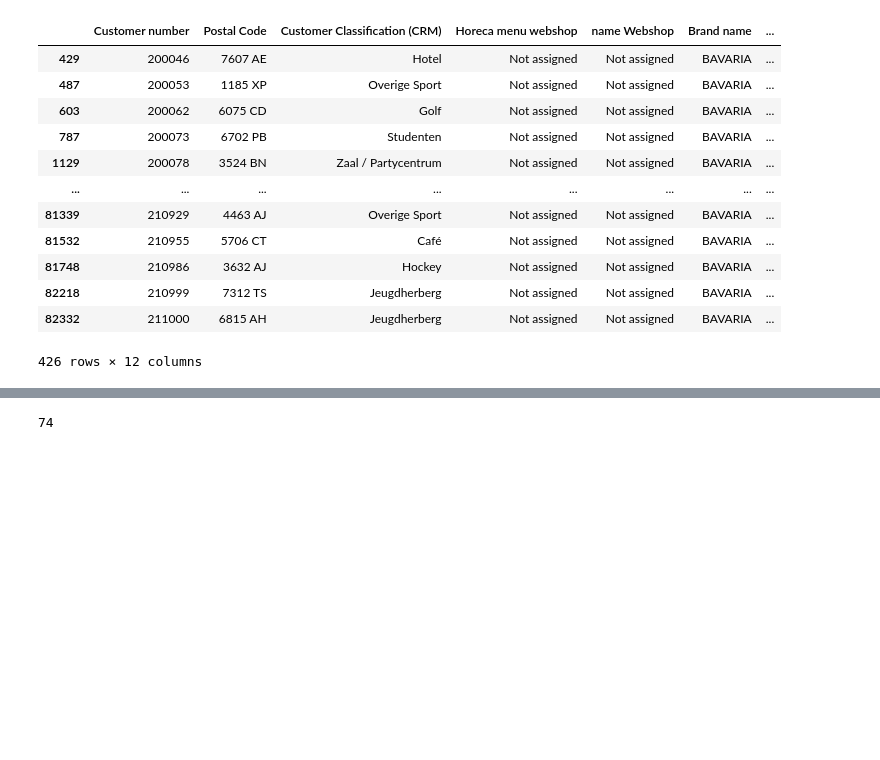
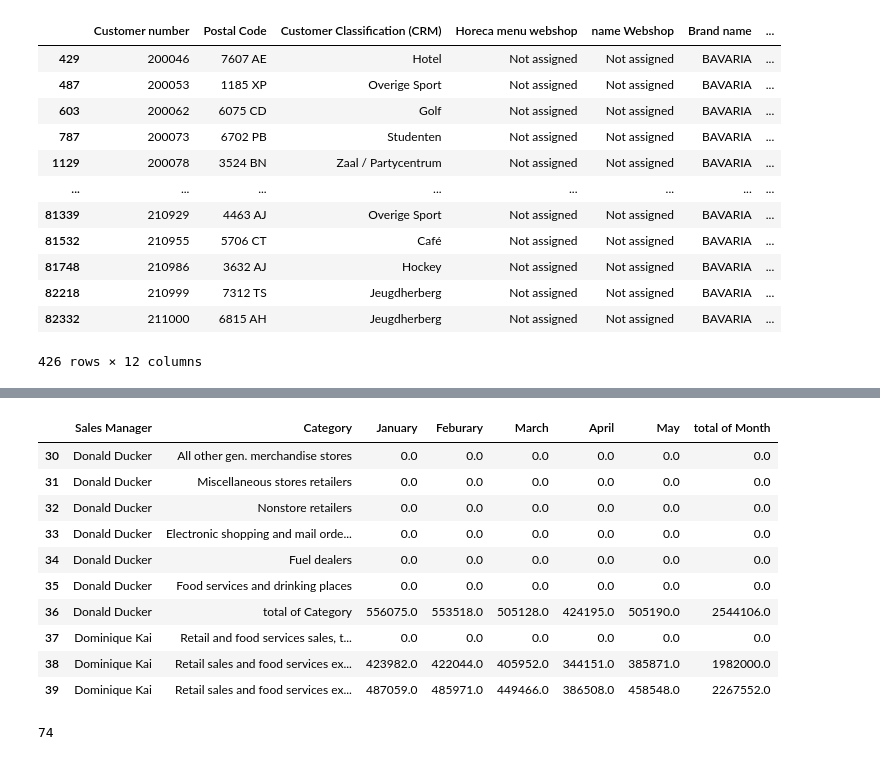
Before and after one commit to OlivierAM23/ds5_assignment_group7, a Jupyter notebook: week 4/test_olivier.ipynb, the cells around one changed output, grey strips where cells are left out. Cells and saved outputs as stored; diff of their text form; code cells hidden in the pictures; blank space fills up the shorter version.

```diff
--- a/week 4/test_olivier.ipynb
+++ b/week 4/test_olivier.ipynb
@@ -118,0 +198,14 @@ Name: Total revenue, dtype: float64
+# %%
+df_report.iloc[30:40,:]
+# %% [output]
+|  | Sales Manager | Category | January | Feburary | March | April | May | total of Month |
+| 30 | Donald Ducker | All other gen. merchandise stores | 0.0 | 0.0 | 0.0 | 0.0 | 0.0 | 0.0 |
+| 31 | Donald Ducker | Miscellaneous stores retailers | 0.0 | 0.0 | 0.0 | 0.0 | 0.0 | 0.0 |
+| 32 | Donald Ducker | Nonstore retailers | 0.0 | 0.0 | 0.0 | 0.0 | 0.0 | 0.0 |
+| 33 | Donald Ducker | Electronic shopping and mail orde... | 0.0 | 0.0 | 0.0 | 0.0 | 0.0 | 0.0 |
+| 34 | Donald Ducker | Fuel dealers | 0.0 | 0.0 | 0.0 | 0.0 | 0.0 | 0.0 |
+| 35 | Donald Ducker | Food services and drinking places | 0.0 | 0.0 | 0.0 | 0.0 | 0.0 | 0.0 |
+| 36 | Donald Ducker | total of Category | 556075.0 | 553518.0 | 505128.0 | 424195.0 | 505190.0 | 2544106.0 |
+| 37 | Dominique Kai | Retail and food services sales, t... | 0.0 | 0.0 | 0.0 | 0.0 | 0.0 | 0.0 |
+| 38 | Dominique Kai | Retail sales and food services ex... | 423982.0 | 422044.0 | 405952.0 | 344151.0 | 385871.0 | 1982000.0 |
+| 39 | Dominique Kai | Retail sales and food services ex... | 487059.0 | 485971.0 | 449466.0 | 386508.0 | 458548.0 | 2267552.0 |
```
Also changed, not shown: parts of 17 cells of this notebook, 2 other files.
